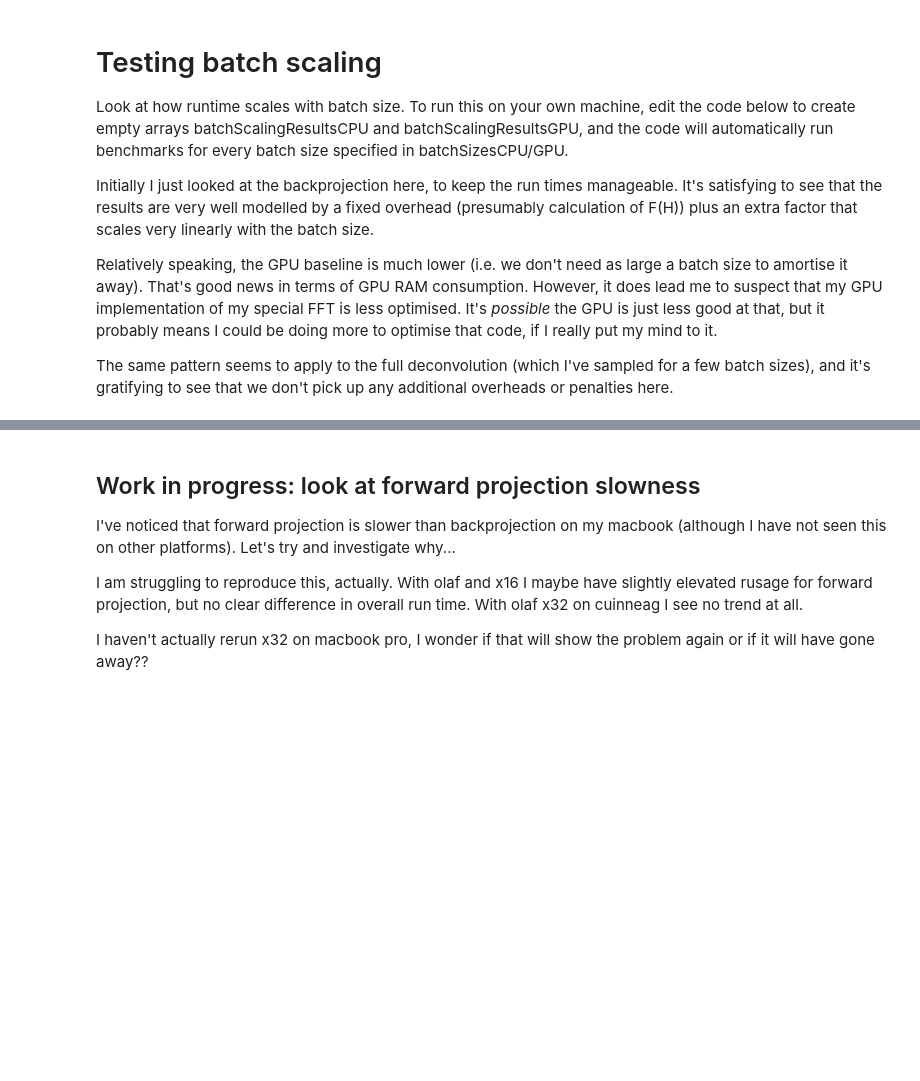
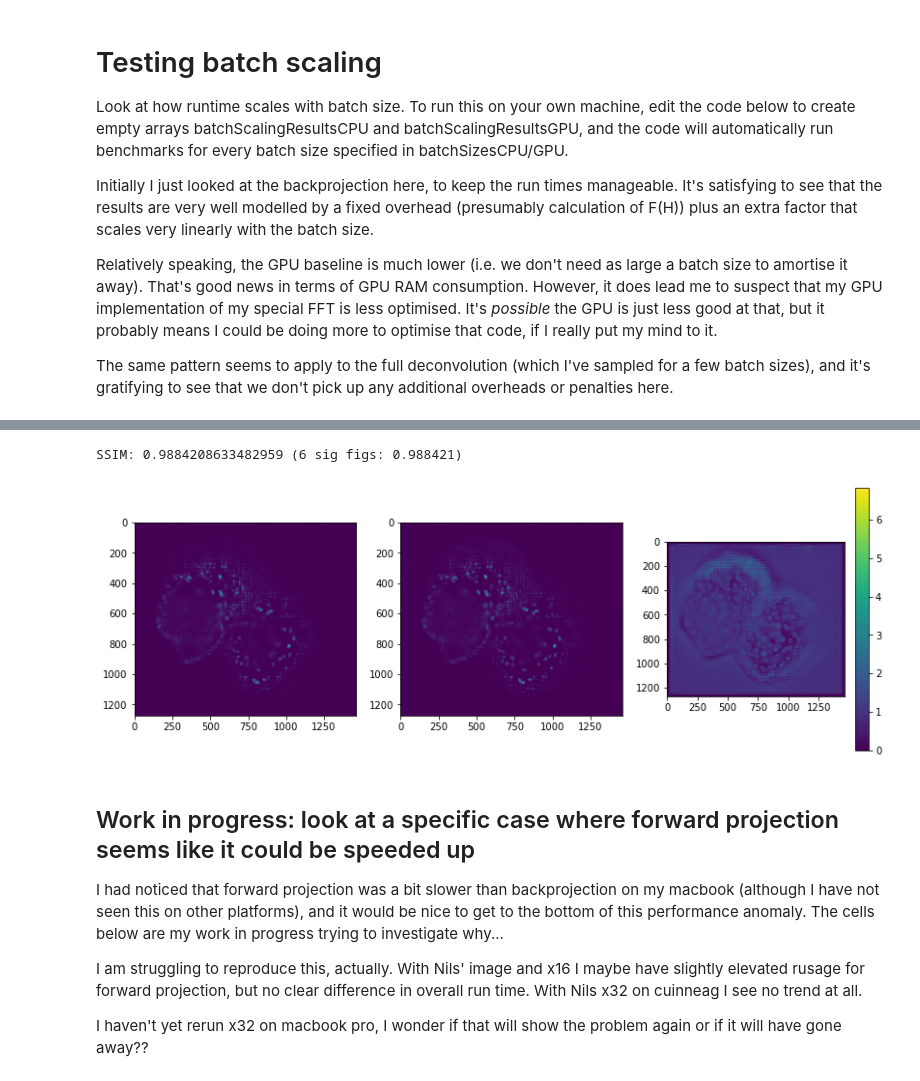
Before and after one commit to jmtayloruk/fast-light-field, a Jupyter notebook: benchmarking.ipynb, the cells around one changed output, grey strips where cells are left out. Drawn from its saved outputs; the diff is of its cells as text; code cells hidden in the pictures; blank space fills up the shorter version.

```diff
--- a/benchmarking.ipynb
+++ b/benchmarking.ipynb
@@ -269,10 +427,55 @@ PlotResultsPaper(batchSizesGPUdc, batchScalingResultsGPUdc, "gpu_deconv.pdf", "G
+# %%
+# Compare our file (generated using the code above) with the one generated by napari-lf
+try:
+    ours = tifffile.imread('performance_analysis_output_fdnorm_i8.tif')
+except:
+    print("Output file not found - we will generate it now")
+    ours = benchmark.RunBenchmark('cpu',
+                                  prefix=['nils-image', 'nils-matrix', 'i8', 'x1'],
+                                  suffix=['save-last-output'],
+                                  outputFilename='performance_analysis_output_fdnorm_i8.tif')
+
+# The file from napari-lf can be generated by running the following two commands
+# from within that the napari-lf directory:
+#     python lfcalibrate.py -o nils-calibration.lfc --synthetic --pitch 125 --pixel-size 6.579 --tubelens-focal-length 200 --ns 77 --nt 67 --focal-length 3125 --magnification 22 --na 0.5 --wavelength 520 --medium-index 1.33 --ulens-fill-factor 1.0 --pixel-fill-factor 1.0 --ulens-profile 'circ' --num-slices 25 --um-per-slice 5 --z-center 0 --use-single-precision --disable-gpu --skip-alignment --skip-subpixel-alignment --radiometry-frame ‘radiometry.tif’ --supersample 19
+#     python lfdeconvolve.py Nils_test_LFImage.tif -o Nils_LFImage_deconvolved_napari.tif -c nils-calibration.lfc --max-iter 4 --use-single-precision
+theirs = tifffile.imread('Nils_LFImage_deconvolved_napari_rect_i8.tif')
+
+# Normalise their data to allow direct comparison
+# They also generate the stack with the opposite z direction convention,
+# so we need to flip the stack to match
+theirs = np.round(65535*theirs/np.max(theirs)).astype(np.uint16)[::-1,:,:]
+# They do not reconstruct the outermost lenslet footprint (it is forced to zero)
+# That obviously impacts the comparison.
+# It seems fair to zero out ours to match theirs in that regard.
+# Otherwise theirs would be penalised for not matching.
+ours[:,:19,:] = 0
+ours[:,-19:,:] = 0
+ours[:,:,:19] = 0
+ours[:,:,-19:] = 0
+# %%
+(score, diff) = structural_similarity(ours, theirs, full=True)
+print(f'SSIM: {score} (6 sig figs: {score:.6f})')
+
+plt.figure(figsize=(14,5))
+plt.subplot(1,3,1)
+plt.imshow(theirs[10])
+plt.subplot(1,3,2)
+plt.imshow(ours[10])
+plt.subplot(1,3,3)
+plt.imshow(ours[10]/theirs[10])
+plt.colorbar()
+plt.show()
+# %% [output]
+SSIM: 0.9884208633482959 (6 sig figs: 0.988421)
+[figure, added]
 # %% [markdown]
-##  Work in progress: look at forward projection slowness
-I've noticed that forward projection is slower than backprojection on my macbook (although I have not seen this on other platforms). Let's try and investigate why...
+##  Work in progress: look at a specific case where forward projection seems like it could be speeded up
+I had noticed that forward projection was a bit slower than backprojection on my macbook (although I have not seen this on other platforms), and it would be nice to get to the bottom of this performance anomaly. The cells below are my work in progress trying to investigate why...
 
-I am struggling to reproduce this, actually. With olaf and x16 I maybe have slightly elevated rusage for forward projection, but no clear difference in overall run time. With olaf x32 on cuinneag I see no trend at all.
+I am struggling to reproduce this, actually. With Nils' image and x16 I maybe have slightly elevated rusage for forward projection, but no clear difference in overall run time. With Nils x32 on cuinneag I see no trend at all.
 
-I haven't actually rerun x32 on macbook pro, I wonder if that will show the problem again or if it will have gone away??
+I haven't yet rerun x32 on macbook pro, I wonder if that will show the problem again or if it will have gone away??
 # %%
 # See if I see this on a smaller testcase that's easier to play with
 
```
Also changed, not shown: parts of 14 cells of this notebook, 3 other files.
